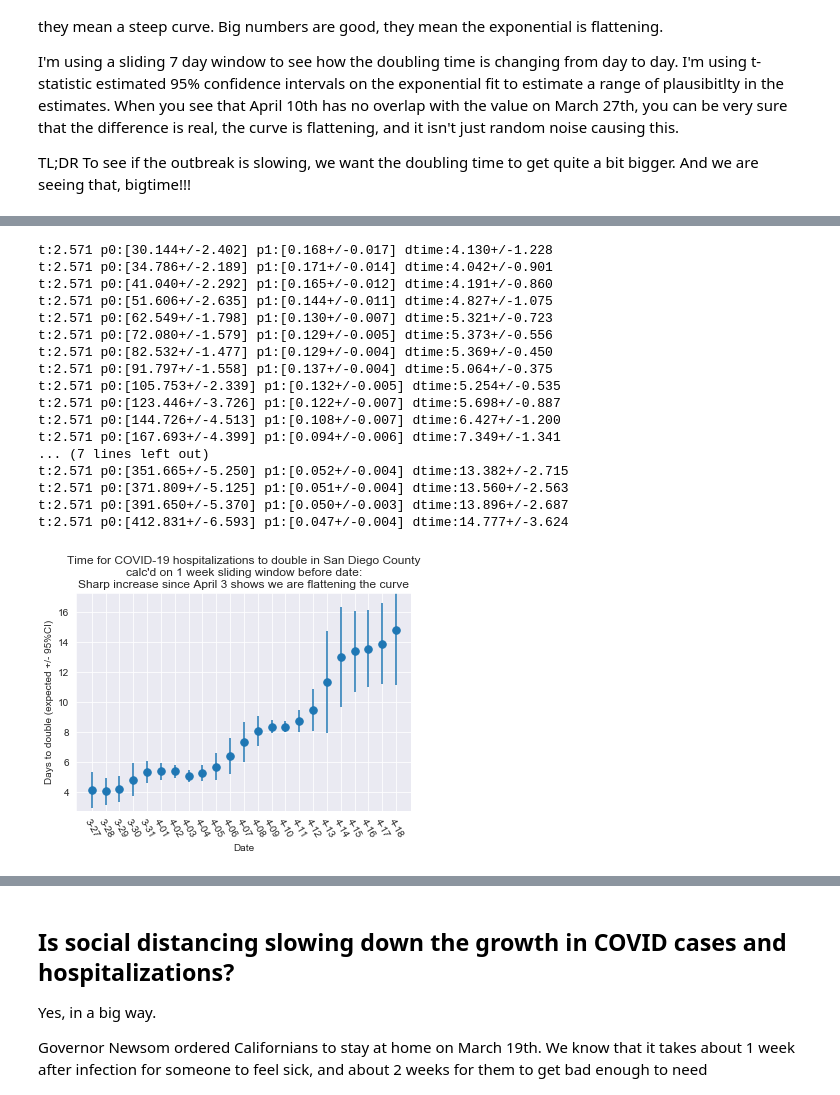
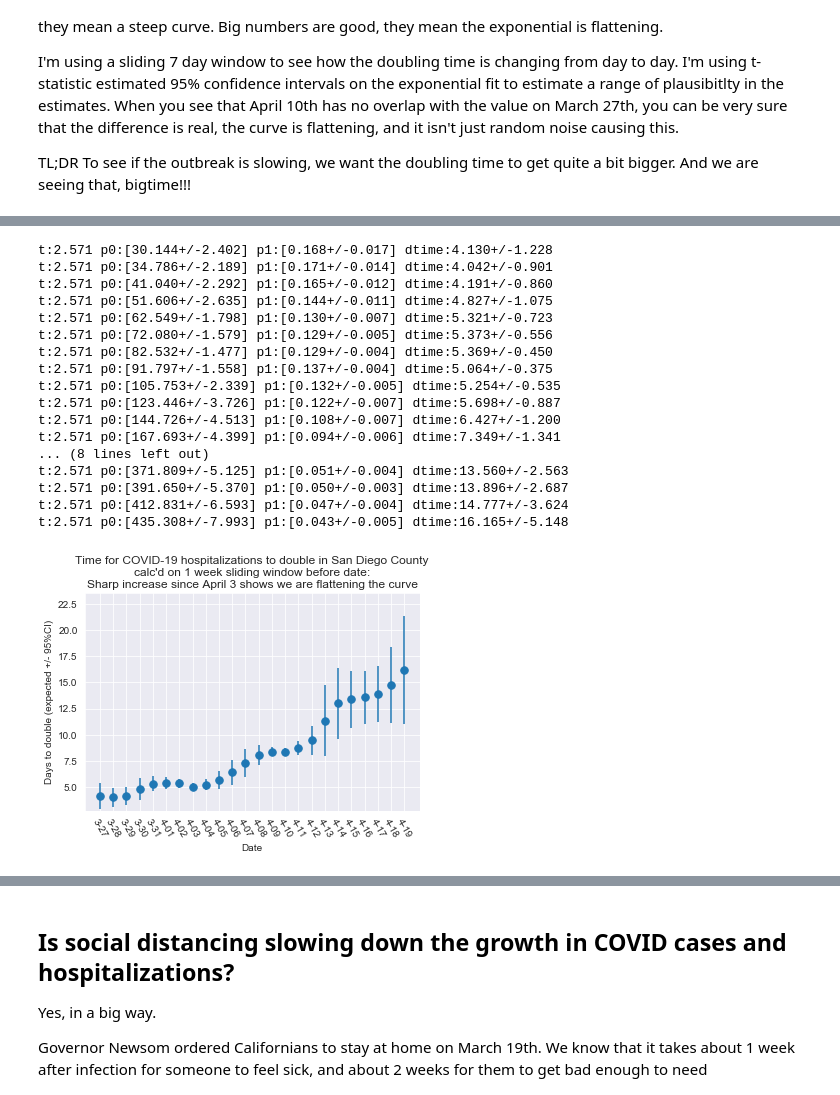
Before and after one commit to jasongfleischer/SanDiegoCountyCOVID19, a Jupyter notebook: San Diego Country Coronavirus History.ipynb, the cells around one changed output, grey strips where cells are left out. Drawn from its saved outputs; the diff is of its cells as text; code cells hidden in the pictures.

Commit message:
4/19 update; added a fraction of hospitalizations resulting in death/icu graph but its not saved in plots right now

```diff
--- a/San Diego Country Coronavirus History.ipynb
+++ b/San Diego Country Coronavirus History.ipynb
@@ -317,37 +324,37 @@ ix = []
 # calc doubling time in a sliding window backwards 1 week for each day
 for day in hospitalizations[start_calc:].index:
     todate = day
     fromdate = (pd.Timestamp(day)-pd.Timedelta('6 days')).isoformat().split('T')[0]
     doubling_time, ci95, hosp_p_est, hosp_p_cov = estimate_doubling_time(hospitalizations[fromdate:todate])
     ex.append( doubling_time )
     er.append( ci95 )
     ix.append( day[-4:] )
 plt.errorbar( ix, ex, yerr=er, fmt='.', markersize=15)
 plt.title('Time for COVID-19 hospitalizations to double in San Diego County\ncalc\'d on 1 week sliding window before date:\nSharp increase since April 3 shows we are flattening the curve')
 plt.ylabel('Days to double (expected +/- 95%CI)')
 plt.xlabel('Date')
-plt.ylim([2.75, 17.25])
+plt.ylim([2.75, 23.5])
 plt.xticks(rotation=-60)
 plt.savefig('Plots/hospitaldoubling.png',dpi=300);
 # %% [output]
 t:2.571 p0:[30.144+/-2.402] p1:[0.168+/-0.017] dtime:4.130+/-1.228
 t:2.571 p0:[34.786+/-2.189] p1:[0.171+/-0.014] dtime:4.042+/-0.901
 t:2.571 p0:[41.040+/-2.292] p1:[0.165+/-0.012] dtime:4.191+/-0.860
 t:2.571 p0:[51.606+/-2.635] p1:[0.144+/-0.011] dtime:4.827+/-1.075
 t:2.571 p0:[62.549+/-1.798] p1:[0.130+/-0.007] dtime:5.321+/-0.723
 t:2.571 p0:[72.080+/-1.579] p1:[0.129+/-0.005] dtime:5.373+/-0.556
 t:2.571 p0:[82.532+/-1.477] p1:[0.129+/-0.004] dtime:5.369+/-0.450
 t:2.571 p0:[91.797+/-1.558] p1:[0.137+/-0.004] dtime:5.064+/-0.375
 t:2.571 p0:[105.753+/-2.339] p1:[0.132+/-0.005] dtime:5.254+/-0.535
 t:2.571 p0:[123.446+/-3.726] p1:[0.122+/-0.007] dtime:5.698+/-0.887
 t:2.571 p0:[144.726+/-4.513] p1:[0.108+/-0.007] dtime:6.427+/-1.200
 t:2.571 p0:[167.693+/-4.399] p1:[0.094+/-0.006] dtime:7.349+/-1.341
-... (7 lines left out)
-t:2.571 p0:[351.665+/-5.250] p1:[0.052+/-0.004] dtime:13.382+/-2.715
+... (8 lines left out)
 t:2.571 p0:[371.809+/-5.125] p1:[0.051+/-0.004] dtime:13.560+/-2.563
 t:2.571 p0:[391.650+/-5.370] p1:[0.050+/-0.003] dtime:13.896+/-2.687
 t:2.571 p0:[412.831+/-6.593] p1:[0.047+/-0.004] dtime:14.777+/-3.624
+t:2.571 p0:[435.308+/-7.993] p1:[0.043+/-0.005] dtime:16.165+/-5.148
-[figure, old version]
+[figure, new version]
 # %%
 # THis is the same case dpubling plot as just above, but in this case I'm calculating on a 10 day window instead of 7 days
 # that will result in slower changes in the estimate... this is a sanity check to make sure we are not
```
Also changed, not shown: parts of 15 cells of this notebook, 14 other files.
